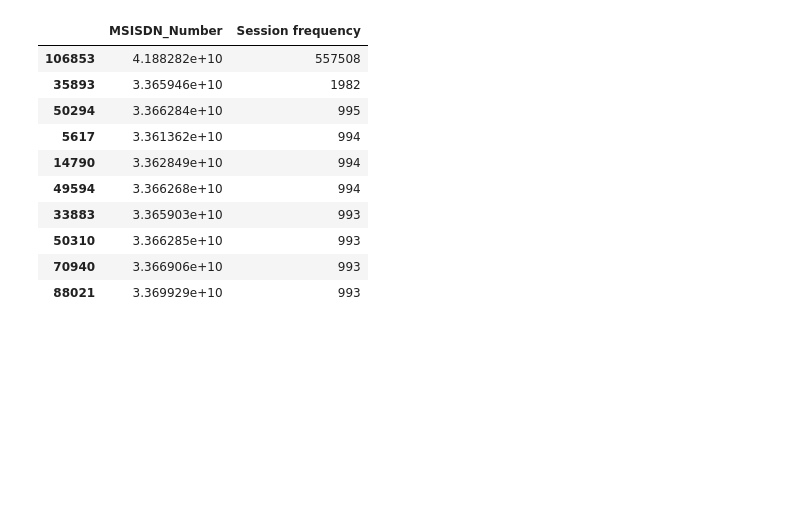
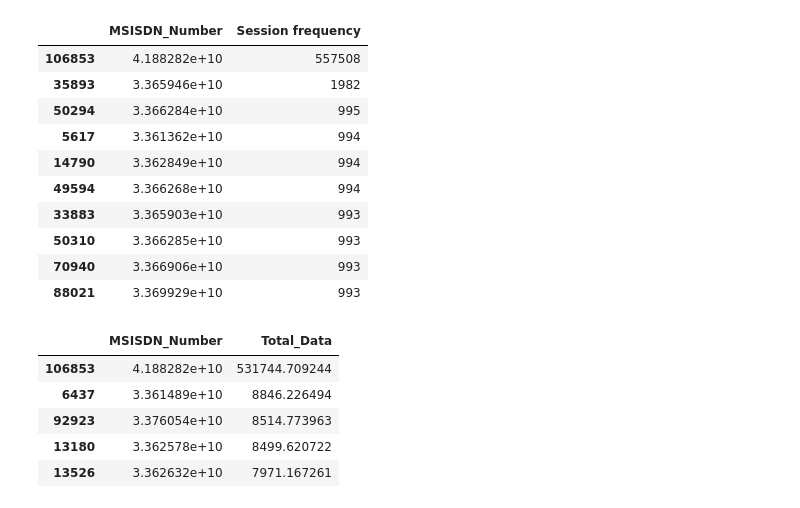
Before and after one commit to ProgrammingOperative/User-Analytics-In-Telecommunication-Industry, a Jupyter notebook: notebooks/User_Engagement_Analysis.ipynb, the cells around one changed output. Cells and saved outputs as stored; diff of their text form; code cells hidden in the pictures; blank space fills up the shorter version.

Commit message:
Session total traffic per customer

```diff
--- a/notebooks/User_Engagement_Analysis.ipynb
+++ b/notebooks/User_Engagement_Analysis.ipynb
@@ -115,3 +115,15 @@ session.nlargest(10, ['Session frequency'])
 | 50310 | 3.366285e+10 | 993 |
 | 70940 | 3.366906e+10 | 993 |
 | 88021 | 3.369929e+10 | 993 |
+# %%
+#Aggregate session total traffic per customer
+total_data = engagement_df.groupby(['MSISDN_Number'],as_index=False).agg({'Total_Data': sum})
+# %%
+total_data.nlargest(5, ['Total_Data'])
+# %% [output]
+|  | MSISDN_Number | Total_Data |
+| 106853 | 4.188282e+10 | 531744.709244 |
+| 6437 | 3.361489e+10 | 8846.226494 |
+| 92923 | 3.376054e+10 | 8514.773963 |
+| 13180 | 3.362578e+10 | 8499.620722 |
+| 13526 | 3.362632e+10 | 7971.167261 |
```
